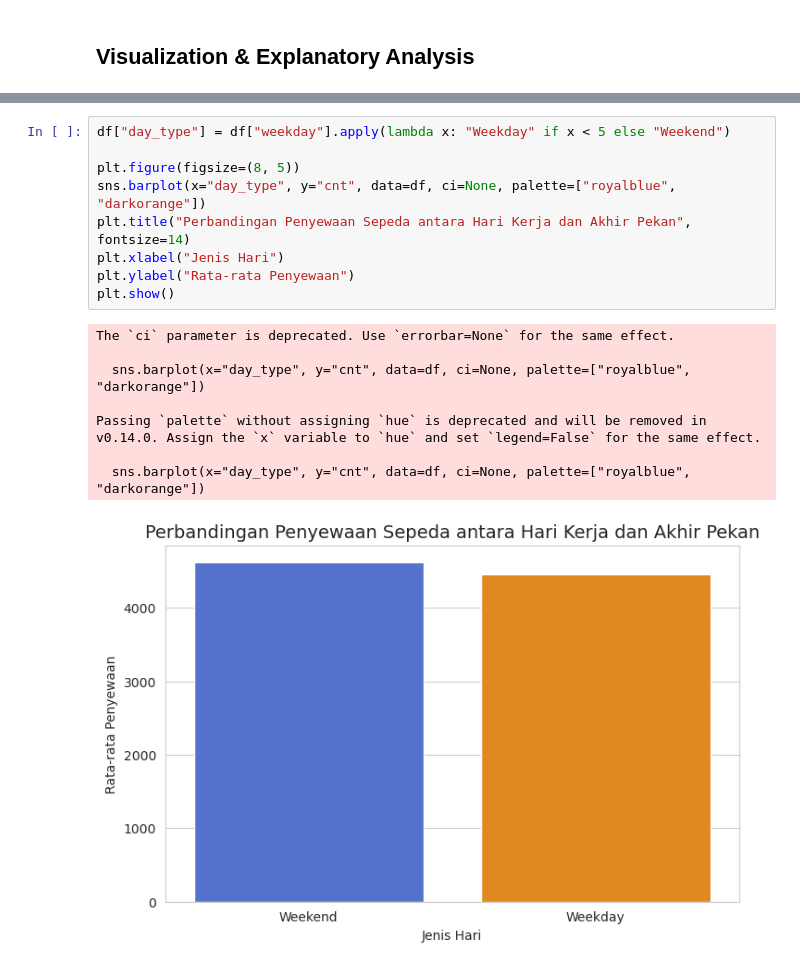
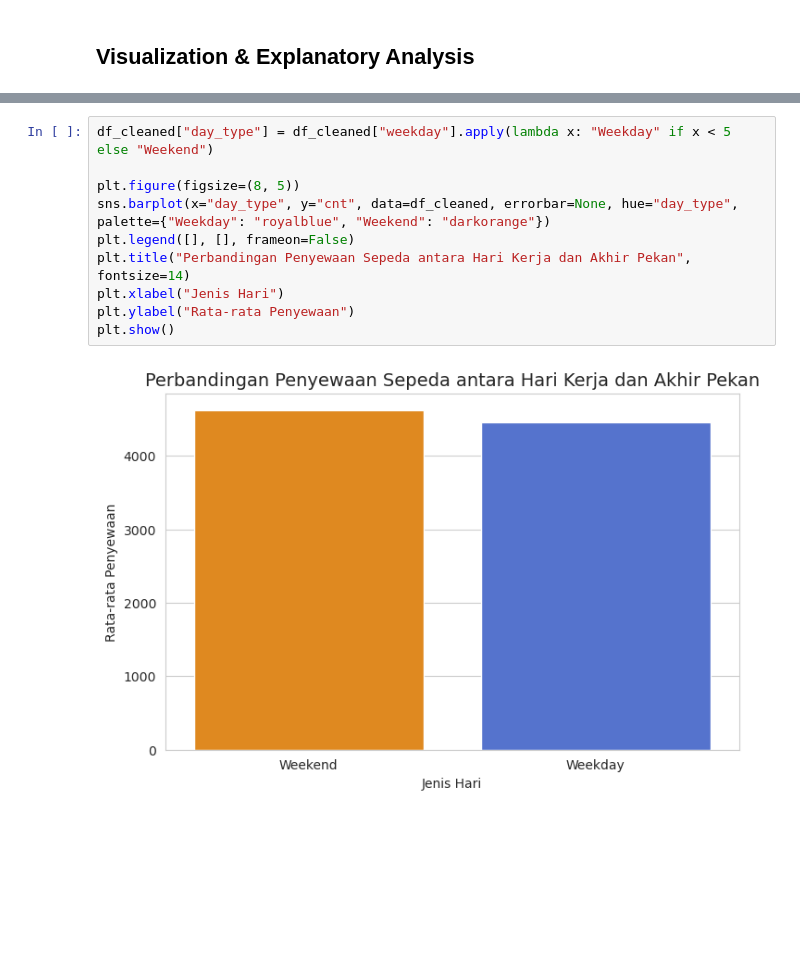
Before and after one commit to ArifSanPinim09/Proyek-Analisis-Data, a Jupyter notebook: notebook.ipynb, the cells around one changed output, grey strips where cells are left out. Cells and saved outputs as stored; diff of their text form; blank space fills up the shorter version.

```diff
--- a/notebook.ipynb
+++ b/notebook.ipynb
@@ -362,19 +328,13 @@ plt.show()
 # %%
-df["day_type"] = df["weekday"].apply(lambda x: "Weekday" if x < 5 else "Weekend")
+df_cleaned["day_type"] = df_cleaned["weekday"].apply(lambda x: "Weekday" if x < 5 else "Weekend")
 
 plt.figure(figsize=(8, 5))
-sns.barplot(x="day_type", y="cnt", data=df, ci=None, palette=["royalblue", "darkorange"])
+sns.barplot(x="day_type", y="cnt", data=df_cleaned, errorbar=None, hue="day_type", palette={"Weekday": "royalblue", "Weekend": "darkorange"})
+plt.legend([], [], frameon=False)
 plt.title("Perbandingan Penyewaan Sepeda antara Hari Kerja dan Akhir Pekan", fontsize=14)
 plt.xlabel("Jenis Hari")
 plt.ylabel("Rata-rata Penyewaan")
 plt.show()
 # %% [output]
-The `ci` parameter is deprecated. Use `errorbar=None` for the same effect.
-
-  sns.barplot(x="day_type", y="cnt", data=df, ci=None, palette=["royalblue", "darkorange"])
-
-Passing `palette` without assigning `hue` is deprecated and will be removed in v0.14.0. Assign the `x` variable to `hue` and set `legend=False` for the same effect.
-
-  sns.barplot(x="day_type", y="cnt", data=df, ci=None, palette=["royalblue", "darkorange"])
-[figure, old version]
+[figure, new version]
 # %% [markdown]
```
Also changed, not shown: parts of 11 cells of this notebook, 1 other file.
